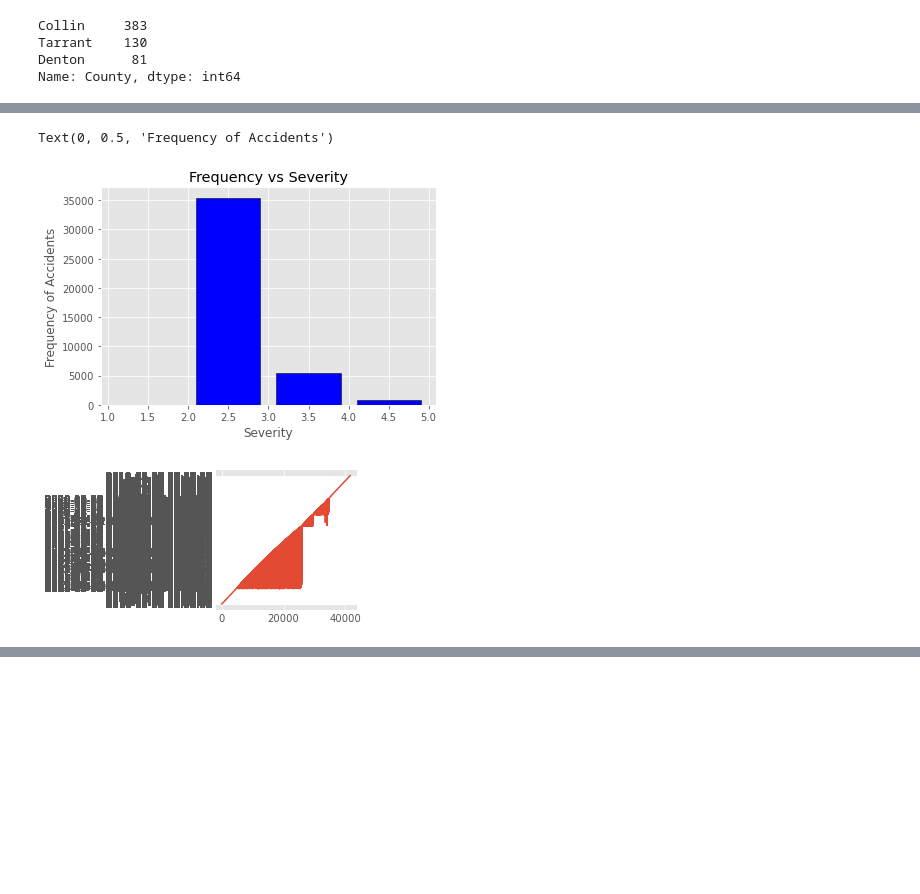
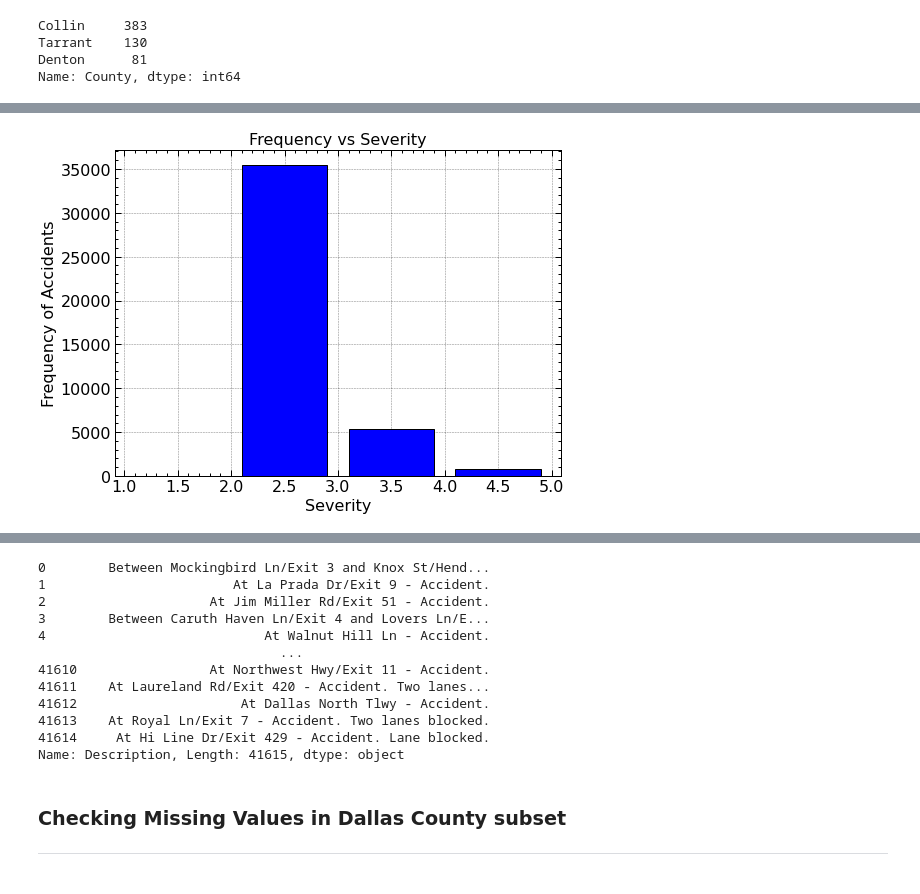
Before and after one commit to rosalierazonable/trafficAccidentAnalysis, a Jupyter notebook: notebooks/Data Exploration 2.0.ipynb, the cells around one changed output, grey strips where cells are left out. Cells and saved outputs as stored; diff of their text form; code cells hidden in the pictures; blank space fills up the shorter version.

Commit message:
Notebook updates for data exploration

```diff
--- a/notebooks/Data Exploration 2.0.ipynb
+++ b/notebooks/Data Exploration 2.0.ipynb
@@ -10,8 +10,10 @@ from matplotlib import style
 # %%
 # To Display all 47 columns
 pd.set_option('display.max_columns', None)
+
+style.use(['science', 'notebook', 'grid'])
 # %%
-dallas_city = pd.read_csv('../dataset/Dallas_City_Data_2021.csv')
+dallas_city = pd.read_csv('../dataset/raw/Dallas_City_Data_2021.csv')
 dallas_city.head(5)
 # %% [output]
 |  | ID | Severity | Start_Time | End_Time | Start_Lat | Start_Lng | End_Lat | End_Lng | Distance(mi) | ... |
@@ -96,16 +180,9 @@ array([[<AxesSubplot:title={'center':'Severity'}>,
 # %%
-style.use('ggplot')
 plt.hist(dallas_city.Severity, bins=[1,2,3,4,5], edgecolor='black', rwidth=0.8, color='blue')
 plt.title("Frequency vs Severity")
 plt.xlabel("Severity")
 plt.ylabel("Frequency of Accidents")
+plt.show()
 # %% [output]
-Text(0, 0.5, 'Frequency of Accidents')
-[figure, old version]
+[figure, new version]
-# %%
-plt.style.use('_mpl-gallery')
-plt.plot(dallas_city.Start_Time)
-plt.show()
-# %% [output]
-[figure, removed]
 # %%
@@ -118,3 +195,20 @@ dallas_county.head(5)
 | 2 | A-11788 | 3 | 2016-11-30 15:15:48 | 2016-11-30 21:15:48 | 32.86693 | -96.66617 | 32.86156 | -96.65769 | 0.616 | ... |
 | 3 | A-11794 | 3 | 2016-11-30 16:16:05 | 2016-11-30 22:16:05 | 32.79385 | -96.70278 | 32.79498 | -96.69424 | 0.502 | ... |
 | 4 | A-11795 | 3 | 2016-11-30 16:16:05 | 2016-11-30 22:16:05 | 32.85710 | -96.77046 | 32.84623 | -96.77330 | 0.769 | ... |
+# %%
+dallas_city[['Severity','Description']]
+# %% [output]
+0        Between Mockingbird Ln/Exit 3 and Knox St/Hend...
+1                        At La Prada Dr/Exit 9 - Accident.
+2                     At Jim Miller Rd/Exit 51 - Accident.
+3        Between Caruth Haven Ln/Exit 4 and Lovers Ln/E...
+4                            At Walnut Hill Ln - Accident.
+                               ...
+41610                 At Northwest Hwy/Exit 11 - Accident.
+41611    At Laureland Rd/Exit 420 - Accident. Two lanes...
+41612                     At Dallas North Tlwy - Accident.
+41613    At Royal Ln/Exit 7 - Accident. Two lanes blocked.
+41614     At Hi Line Dr/Exit 429 - Accident. Lane blocked.
+Name: Description, Length: 41615, dtype: object
+# %% [markdown]
+### Checking Missing Values in Dallas County subset <hr>
```
Also changed, not shown: parts of 16 cells of this notebook.
